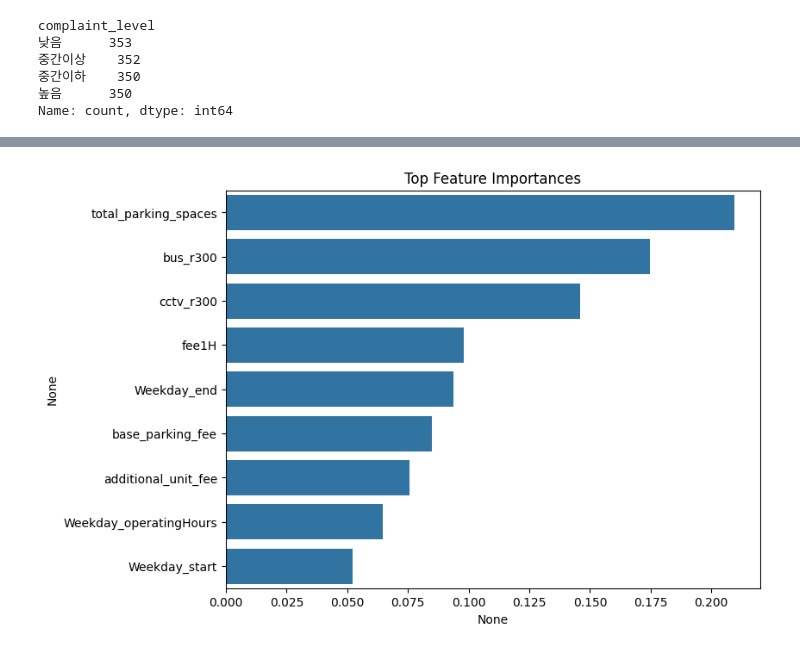
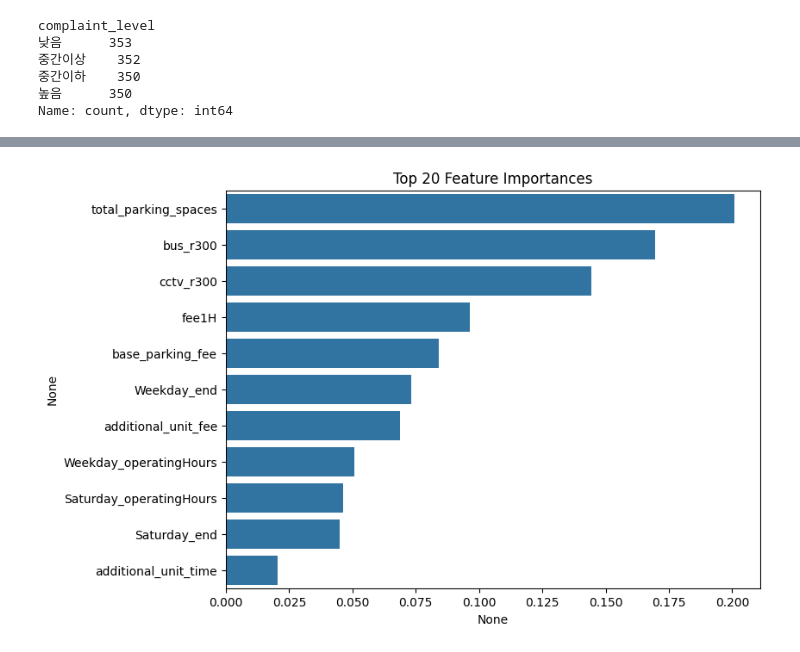
Before and after one commit to vxlmlxv/20251R0136COSE47101, a Jupyter notebook: randomforest.ipynb, the cells around one changed output, grey strips where cells are left out. Cells and saved outputs as stored; diff of their text form; code cells hidden in the pictures.

Commit message:
Resolve merge conflict in randomforest.ipynb

```diff
--- a/randomforest.ipynb
+++ b/randomforest.ipynb
@@ -38,9 +34,7 @@ Name: count, dtype: int64
 #자연발생 클러스터링(민원 단계 컬럼 생성)
 from jenkspy import JenksNaturalBreaks
 
-#parks_df = pd.read_csv("src/RF_parksdf_week.csv")
-#parks_df = pd.read_csv("src/RF_parksdf_sat.csv")
-parks_df = pd.read_csv("src/RF_parksdf_holi.csv")
+parks_df = pd.read_csv("RF_parksdf.csv")
 parks_df.columns
 
 i = 3
@@ -134,17 +59,17 @@ Name: count, dtype: int64
 from sklearn.preprocessing import LabelEncoder
 
 le_dict = {}
-
 for col in ["parking_type", "operation_type", "Weekday_paid", "Saturday_paid", "Holiday_paid"]:
-    if col in parks_df.columns:  # ✅ 존재하는 경우에만 처리
-        le = LabelEncoder()
-        parks_df[col] = le.fit_transform(parks_df[col])
-        le_dict[col] = le
+    le = LabelEncoder()
+    parks_df[col] = le.fit_transform(parks_df[col])
+    le_dict[col] = le  # 변수별로 인코더 저장
 
 # 예시: parking_type의 범주와 정수 매핑 확인
-for col in le_dict:
-    print(f"{col}: {list(le_dict[col].classes_)}")
-
+print(list(le_dict["parking_type"].classes_))
+print(list(le_dict["operation_type"].classes_))
+print(list(le_dict["Weekday_paid"].classes_))
+print(list(le_dict["Saturday_paid"].classes_))
+print(list(le_dict["Holiday_paid"].classes_))
 # [0, 1, 2, ...] 순서로 classes_에 저장됨
 #['NS', 'NW'] -> [0,1]
 #[1, 3] -> [0,1]
@@ -158,16 +85,18 @@ Saturday_paid: ['N', 'Y']
 # %%
-X = parks_df.drop(["complaints_r300", "complaint_level", "address"], axis=1)
+X = parks_df.drop(["complaints_r300","address",'Unnamed: 0'], axis=1)
 y = parks_df["complaint_level"]
 
-X_train_full, X_test_full, y_train, y_test = train_test_split(X, y, test_size=0.1, random_state=42)
-rf_full = RandomForestClassifier(random_state=0)
-rf_full.fit(X_train_full, y_train)
+# 추가 변수 삭제
+#X_new= X.drop(["Weekday_paid", "parking_type",],axis = 1)
 
-# 중요도 기반 상위 10개 변수 선택
-importances = pd.Series(rf_full.feature_importances_, index=X.columns)
-top10_features = importances.sort_values(ascending=False).head(9).index.tolist()
 
-X_new = X[top10_features]
+X_new = X[["bus_r300", "total_parking_spaces","cctv_r300",
+           "fee1H","base_parking_fee", "additional_unit_fee", "Weekday_operatingHours",
+            "Weekday_end", "additional_unit_time","Saturday_operatingHours",
+            "Saturday_end"]]
 
-print("X_new 변수 목록:", top10_features)
+X_train, X_test, y_train, y_test = train_test_split(X_new, y, test_size = 0.1, random_state = 42)
+X_train, X_val, y_train, y_val = train_test_split(X_train, y_train, test_size = 1/9, random_state = 42)
+
+X_new.columns
 # %% [output]
@@ -304,19 +179,19 @@ print('최고 예측 정확도: {:.4f}'.format(grid_cv.best_score_))
 # %%
 # 변수 중요도 플로팅
 import matplotlib.pyplot as plt
 import seaborn as sns
 %matplotlib inline
 
 ftr_importances_values = rf.feature_importances_
 ftr_importances = pd.Series(ftr_importances_values, index = X_new.columns)
 ftr_top20 = ftr_importances.sort_values(ascending=False)[:20]
 
 plt.figure(figsize=(8,6))
-plt.title('Top Feature Importances')
+plt.title('Top 20 Feature Importances')
 sns.barplot(x=ftr_top20, y=ftr_top20.index)
 plt.show()
 # %% [output]
-[figure, old version]
+[figure, new version]
 # %%
 # train data
 X_new.head
```
Also changed, not shown: parts of 15 cells of this notebook.
